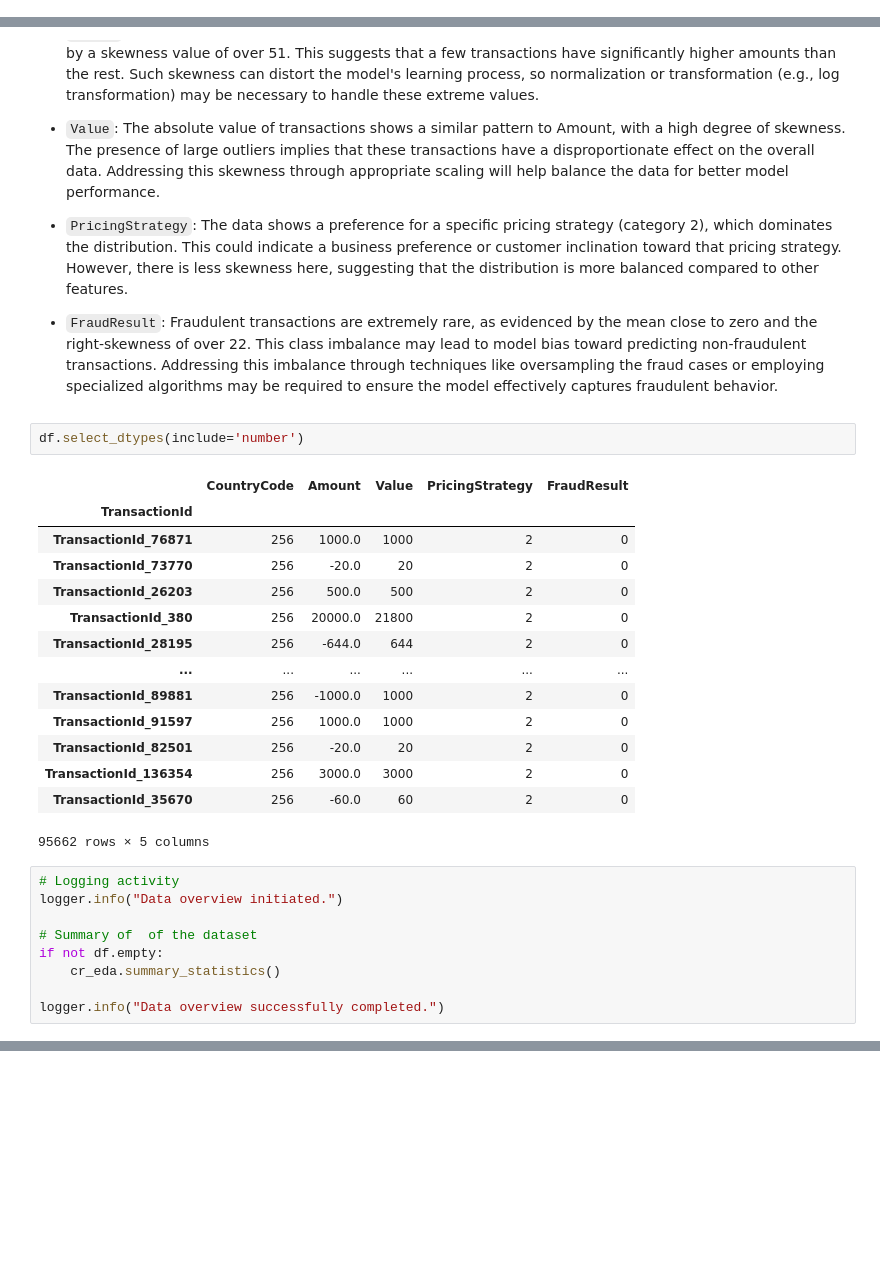
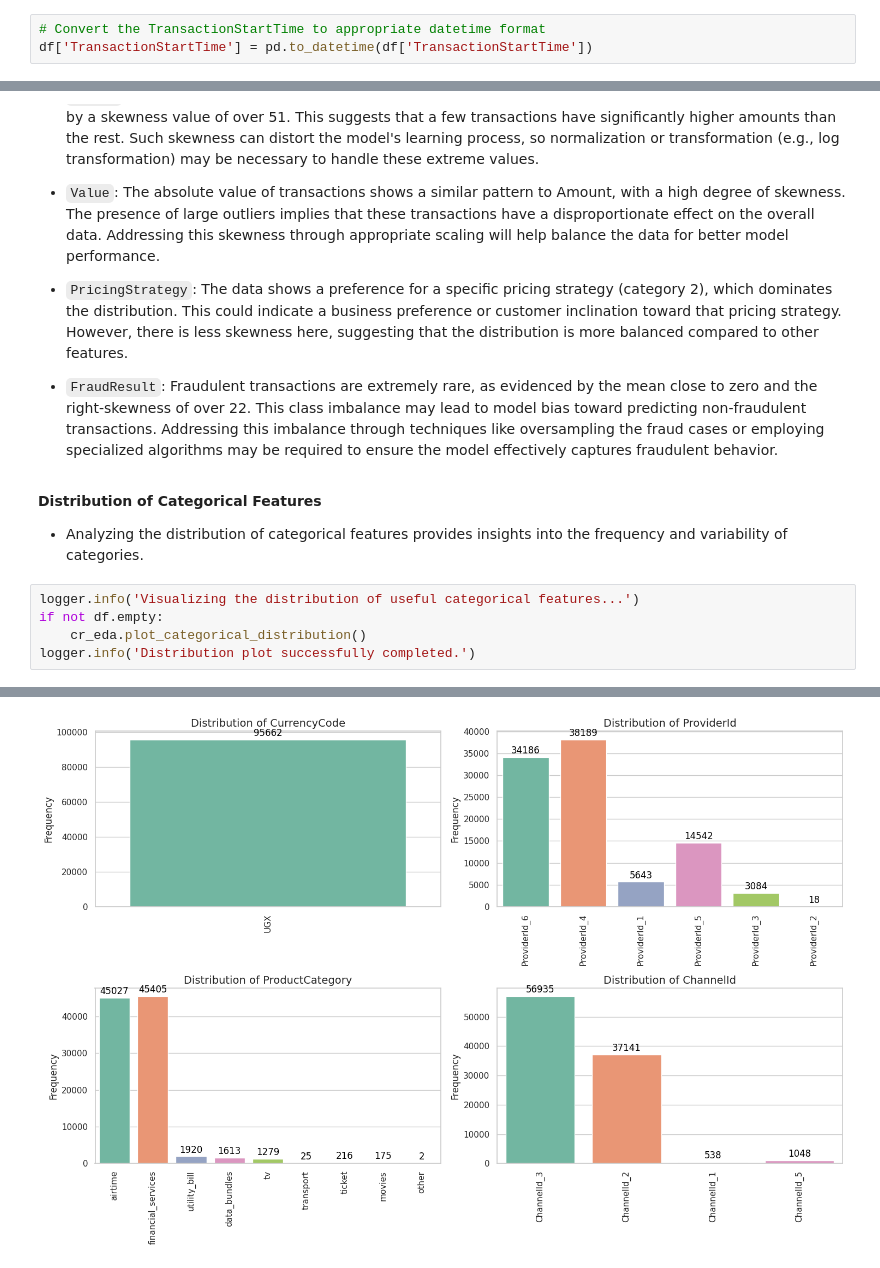
Before and after one commit to epythonlab/bati-bank-credit-scoring, a Jupyter notebook: notebooks/credit_risk_analysis.ipynb, the cells around one changed output, grey strips where cells are left out. Cells and saved outputs as stored; diff of their text form; blank space fills up the shorter version.

Commit message:
identified useful categorical features

```diff
--- a/notebooks/credit_risk_analysis.ipynb
+++ b/notebooks/credit_risk_analysis.ipynb
@@ -107,6 +107,9 @@ dtype: int64
 - The data types are generally correct, except for the `TransactionStartTime` column, which is currently stored as an object. This column should be converted to datetime format for accurate time-based analysis.
 
 - No missing values were detected in any of the columns, ensuring the dataset is complete and ready for further analysis without the need for imputation.
+# %%
+# Convert the TransactionStartTime to appropriate datetime format
+df['TransactionStartTime'] = pd.to_datetime(df['TransactionStartTime'])
 # %% [markdown]
 **2. Summary Statistics**
 
@@ -198,30 +201,13 @@ Key Insights:
 - `PricingStrategy`: The data shows a preference for a specific pricing strategy (category 2), which dominates the distribution. This could indicate a business preference or customer inclination toward that pricing strategy. However, there is less skewness here, suggesting that the distribution is more balanced compared to other features.
 
 - `FraudResult`: Fraudulent transactions are extremely rare, as evidenced by the mean close to zero and the right-skewness of over 22. This class imbalance may lead to model bias toward predicting non-fraudulent transactions. Addressing this imbalance through techniques like oversampling the fraud cases or employing specialized algorithms may be required to ensure the model effectively captures fraudulent behavior.
-# %%
-df.select_dtypes(include='number')
-# %% [output]
-|  | CountryCode | Amount | Value | PricingStrategy | FraudResult |
-| TransactionId |  |  |  |  |  |
-| TransactionId_76871 | 256 | 1000.0 | 1000 | 2 | 0 |
-| TransactionId_73770 | 256 | -20.0 | 20 | 2 | 0 |
-| TransactionId_26203 | 256 | 500.0 | 500 | 2 | 0 |
-| TransactionId_380 | 256 | 20000.0 | 21800 | 2 | 0 |
-| TransactionId_28195 | 256 | -644.0 | 644 | 2 | 0 |
-| ... | ... | ... | ... | ... | ... |
-| TransactionId_89881 | 256 | -1000.0 | 1000 | 2 | 0 |
-| TransactionId_91597 | 256 | 1000.0 | 1000 | 2 | 0 |
-| TransactionId_82501 | 256 | -20.0 | 20 | 2 | 0 |
-| TransactionId_136354 | 256 | 3000.0 | 3000 | 2 | 0 |
-| TransactionId_35670 | 256 | -60.0 | 60 | 2 | 0 |
-95662 rows × 5 columns
+# %% [markdown]
+**Distribution of Categorical Features**
+
+- Analyzing the distribution of categorical features provides insights into the frequency and variability of categories.
 # %%
-# Logging activity
-logger.info("Data overview initiated.")
-
-# Summary of  of the dataset
+logger.info('Visualizing the distribution of useful categorical features...')
 if not df.empty:
-    cr_eda.summary_statistics()
-
-logger.info("Data overview successfully completed.")
+    cr_eda.plot_categorical_distribution()
+logger.info('Distribution plot successfully completed.')
 # %% [output]
@@ -229,0 +215 @@ logger.info("Data overview successfully completed.")
+[figure, added]
```
Also changed, not shown: parts of 8 cells of this notebook, 1 other file.
